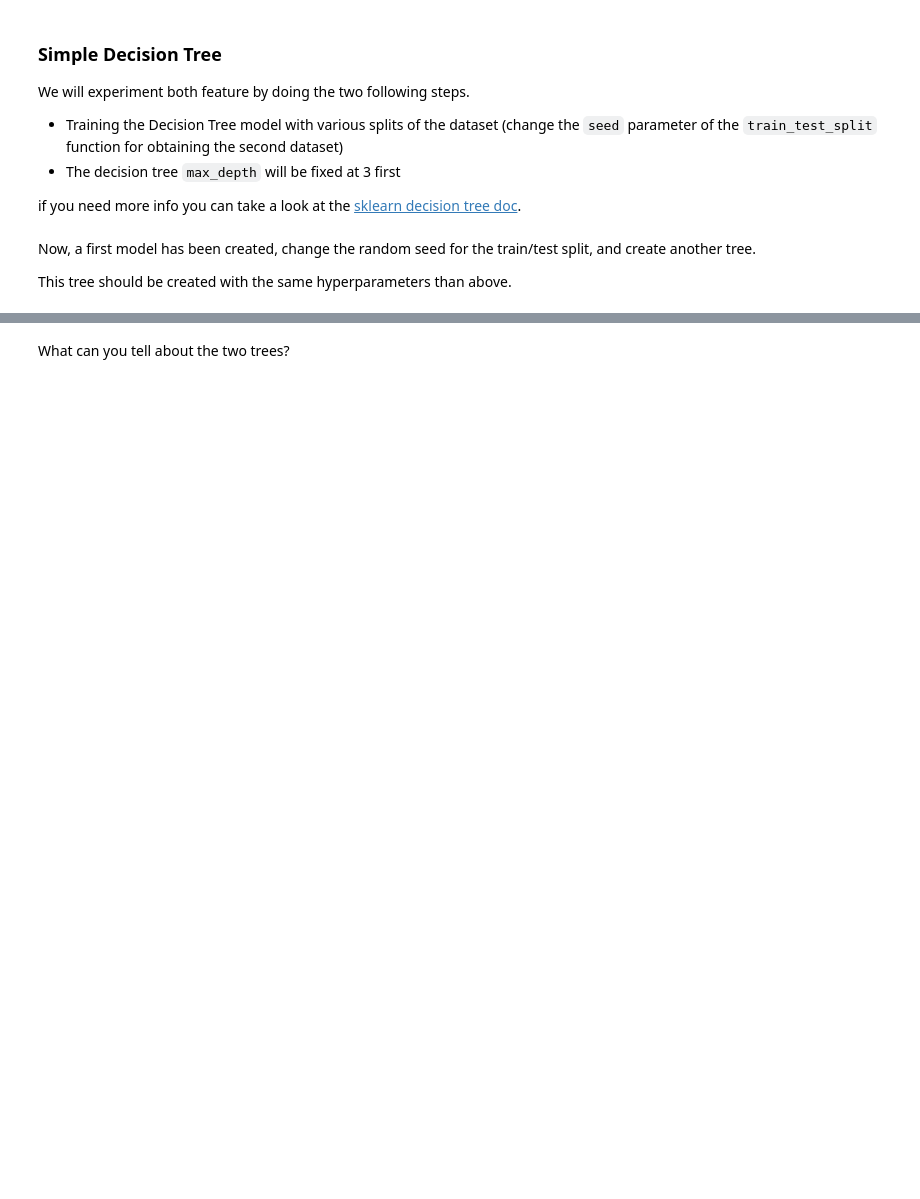
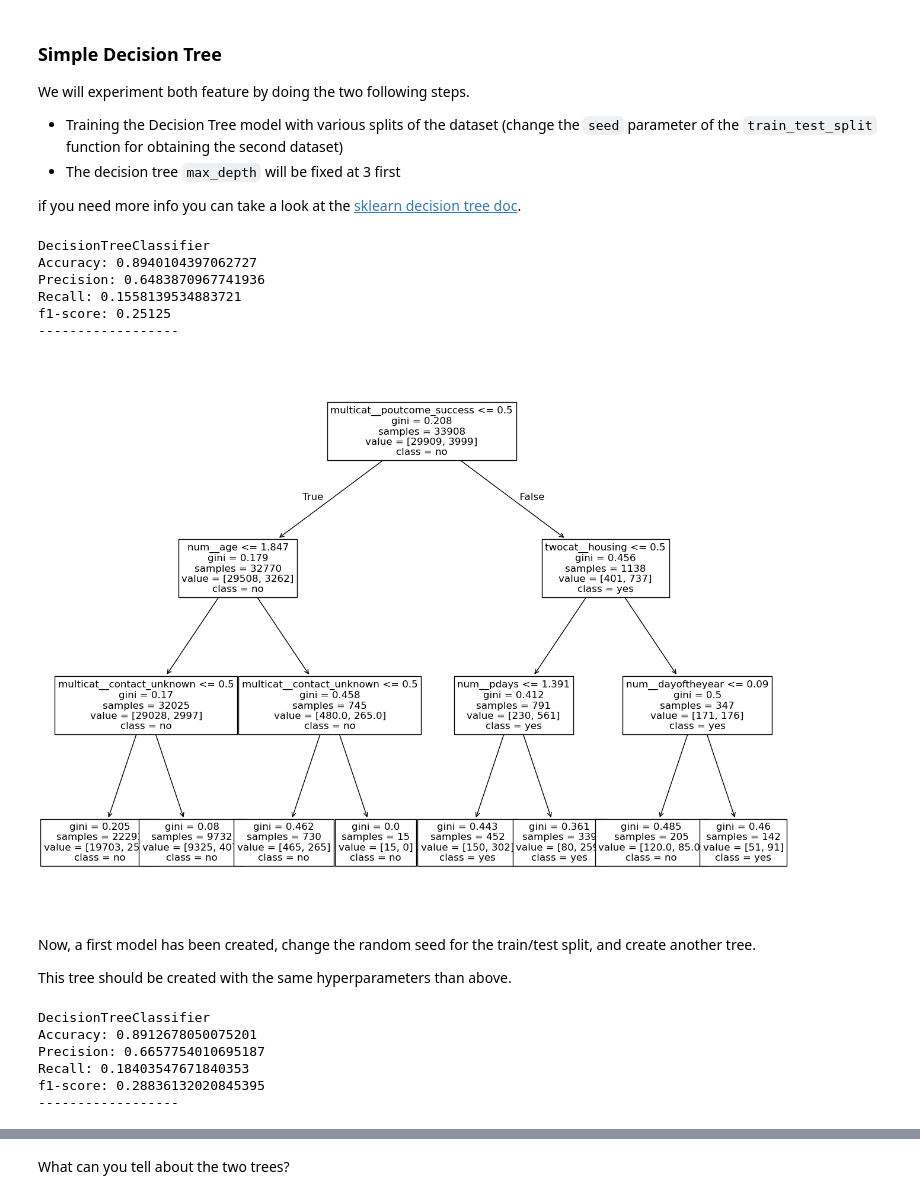
Before and after one commit to dubois-j/CampNum-ML2, a Jupyter notebook: ML2.2_ensemble_methods_intro/notebooks/EnsembleLearning_v2.ipynb, the cells around one changed output, grey strips where cells are left out. Cells and saved outputs as stored; diff of their text form; code cells hidden in the pictures; blank space fills up the shorter version.

```diff
--- a/ML2.2_ensemble_methods_intro/notebooks/EnsembleLearning_v2.ipynb
+++ b/ML2.2_ensemble_methods_intro/notebooks/EnsembleLearning_v2.ipynb
@@ -90,5 +137,6 @@ You can use pandas datetime tools or python **datetime** librairies for doing th
 # You can concatenate multiple Series containing string by just summing them.
 # However, be sure each Serie contains string, in case use .astype(str)
 import datetime
-dayoftheyear = None
-df['dayoftheyear'] = dayoftheyear
+df['dayoftheyear'] = pd.to_datetime("1984" + "-" + df["month"] + "-" + df["day"].astype(str), format='%Y-%b-%d')
+df['dayoftheyear'] = df['dayoftheyear'].dt.dayofyear.astype(int)
+df = df.drop(columns=["day", "month"])
@@ -102,3 +197,7 @@ numerical_features = [] # to be completed
+# %%
+twocat_features = ["default", "housing", "loan"]
+multicat_features = ["job", "marital", "education", "contact", "poutcome"]
+numerical_features = df.columns.values[(df.dtypes==int) + (df.dtypes==float)]
 # %% [markdown]
 After a first exploration, categorical/ordinal features (8 columns) need to be encoded in order to become a valid input for the modeling phase. ML manipulates figures, not string, not category by itself.
 
@@ -115,0 +207,10 @@ Look at the encoder to *encode* your *categorical data*. The different encoders
+# %%
+# Create the X and y DataFrames
+df["y"] = df["y"].replace({"no": 0, "yes":1})
+y = df["y"]
+
+X = df.drop(columns="y", axis=1)
+
+# Train_test split
+from sklearn.model_selection import train_test_split
+X_train, X_test, y_train, y_test = train_test_split(X, y, random_state=37)
@@ -150,3 +297,36 @@ if you need more info you can take a look at the [sklearn decision tree doc](htt
+# %%
+from sklearn.tree import DecisionTreeClassifier
+
+dt1_clf = Pipeline([
+    ('preprocessor', preprocessor),
+    ('classifier', DecisionTreeClassifier(max_depth=3))
+])
+
+# Fit the model
+dt1_clf.fit(X_train, y_train)
+
+# Show metrics
+y_pred = dt1_clf.predict(X_test)
+show_model_metrics(dt1_clf, y_pred, y_test)
+# %% [output]
+DecisionTreeClassifier
+Accuracy: 0.8940104397062727
+Precision: 0.6483870967741936
+Recall: 0.1558139534883721
+f1-score: 0.25125
+------------------
+# %%
+# Decision tree model creation and tree visualization
+from sklearn import tree
+
+plt.figure(figsize=(16, 12))
+tree.plot_tree(dt1_clf["classifier"],
+               feature_names = dt1_clf["preprocessor"].get_feature_names_out(),
+               class_names=["no", "yes"],
+               fontsize=12)
+plt.show()
+# %% [output]
+[figure, added]
 # %% [markdown]
 Now, a first model has been created, change the random seed for the train/test split, and create another tree.
 
@@ -157,0 +337,20 @@ This tree should be created with the same hyperparameters than above.
+# %%
+# Second tree creation
+dt2_clf = Pipeline([
+    ('preprocessor', preprocessor),
+    ('classifier', DecisionTreeClassifier(max_depth=3))
+])
+
+# Fit the model
+dt2_clf.fit(X_train2, y_train2)
+
+# Show metrics
+y_pred = dt2_clf.predict(X_test2)
+show_model_metrics(dt2_clf, y_pred, y_test2)
+# %% [output]
+DecisionTreeClassifier
+Accuracy: 0.8912678050075201
+Precision: 0.6657754010695187
+Recall: 0.18403547671840353
+f1-score: 0.28836132020845395
+------------------
```
Also changed, not shown: parts of 78 cells of this notebook.
